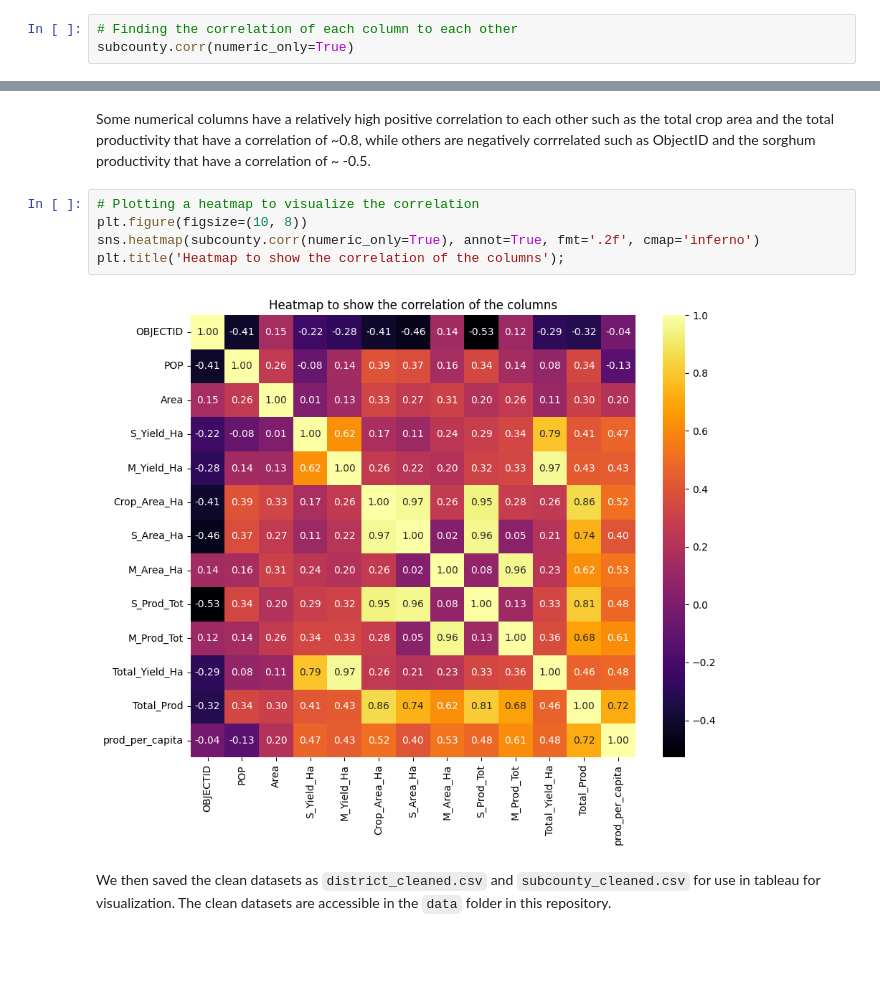
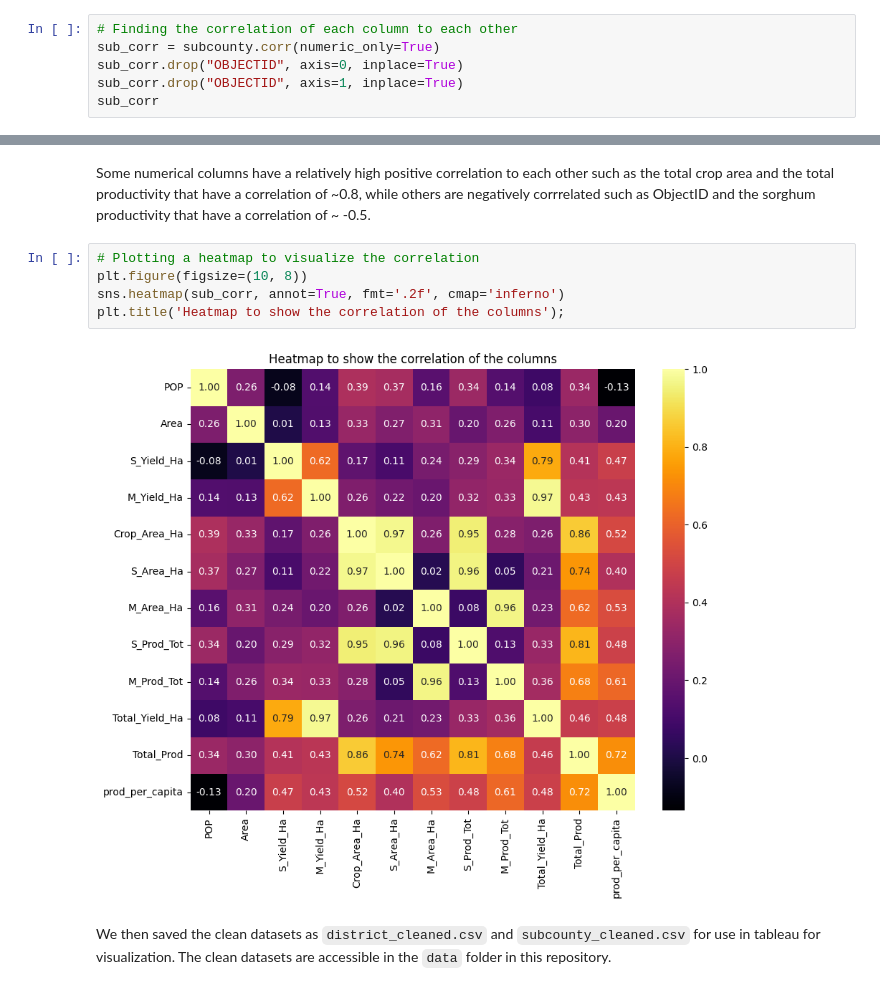
Before and after one commit to Jimmy-ai1/Karamoja-2017-Crop-Season-Analysis, a Jupyter notebook: 2017_Karamoja_Crop_Season_Analysis.ipynb, the cells around one changed output, grey strips where cells are left out. Saved outputs shown, nothing was run; the diff lists cells and outputs as text; blank space fills up the shorter version.

```diff
--- a/2017_Karamoja_Crop_Season_Analysis.ipynb
+++ b/2017_Karamoja_Crop_Season_Analysis.ipynb
@@ -374,5 +378,8 @@ plt.title('Heatmap to show the correlation of the columns');
 ##### Sub-County
 # %%
 # Finding the correlation of each column to each other
-subcounty.corr(numeric_only=True)
+sub_corr = subcounty.corr(numeric_only=True)
+sub_corr.drop("OBJECTID", axis=0, inplace=True)
+sub_corr.drop("OBJECTID", axis=1, inplace=True)
+sub_corr
 # %% [output]
@@ -395,10 +401,10 @@ Some numerical columns have a relatively high positive correlation to each other
 # %%
 # Plotting a heatmap to visualize the correlation
 plt.figure(figsize=(10, 8))
-sns.heatmap(subcounty.corr(numeric_only=True), annot=True, fmt='.2f', cmap='inferno')
+sns.heatmap(sub_corr, annot=True, fmt='.2f', cmap='inferno')
 plt.title('Heatmap to show the correlation of the columns');
 # %% [output]
-[figure, old version]
+[figure, new version]
 # %% [markdown]
 We then saved the clean datasets as `district_cleaned.csv` and `subcounty_cleaned.csv` for use in tableau for visualization. The clean datasets are accessible in the `data` folder in this repository.
 # %% [markdown]
```
Also changed, not shown: parts of 4 cells of this notebook.
